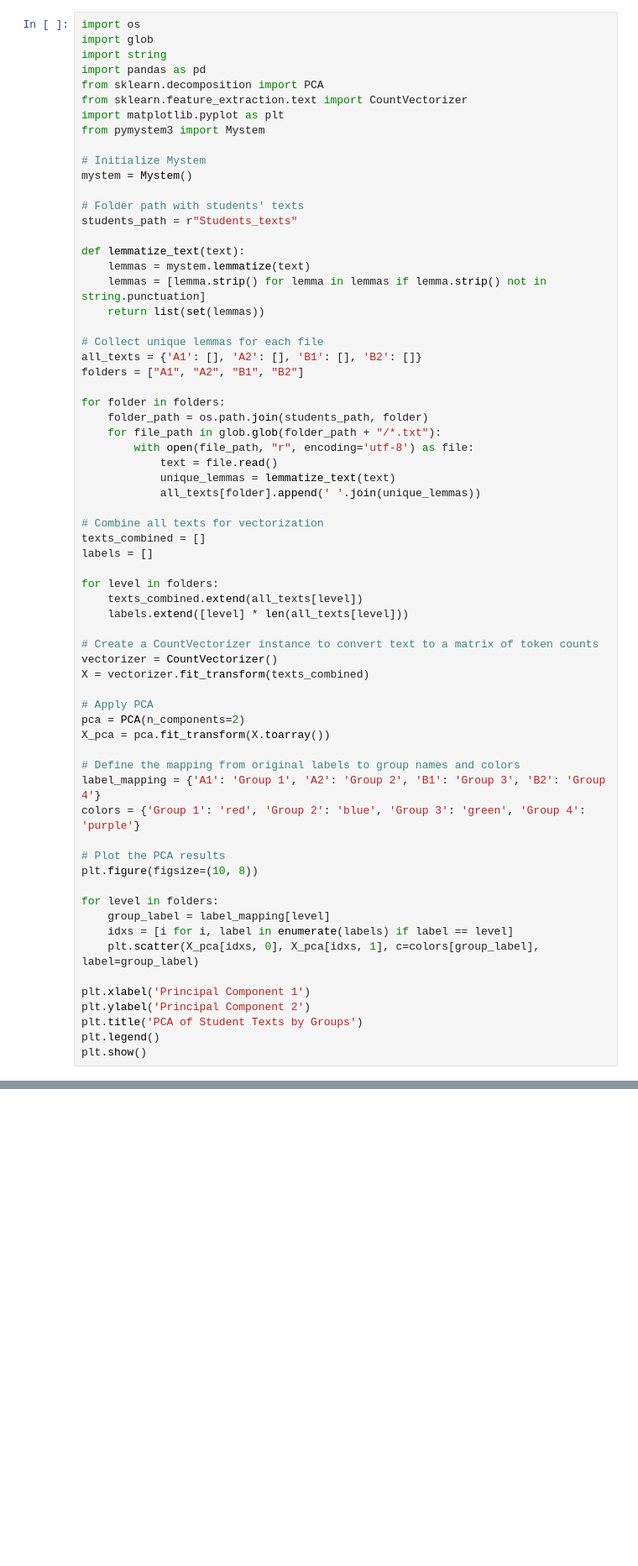
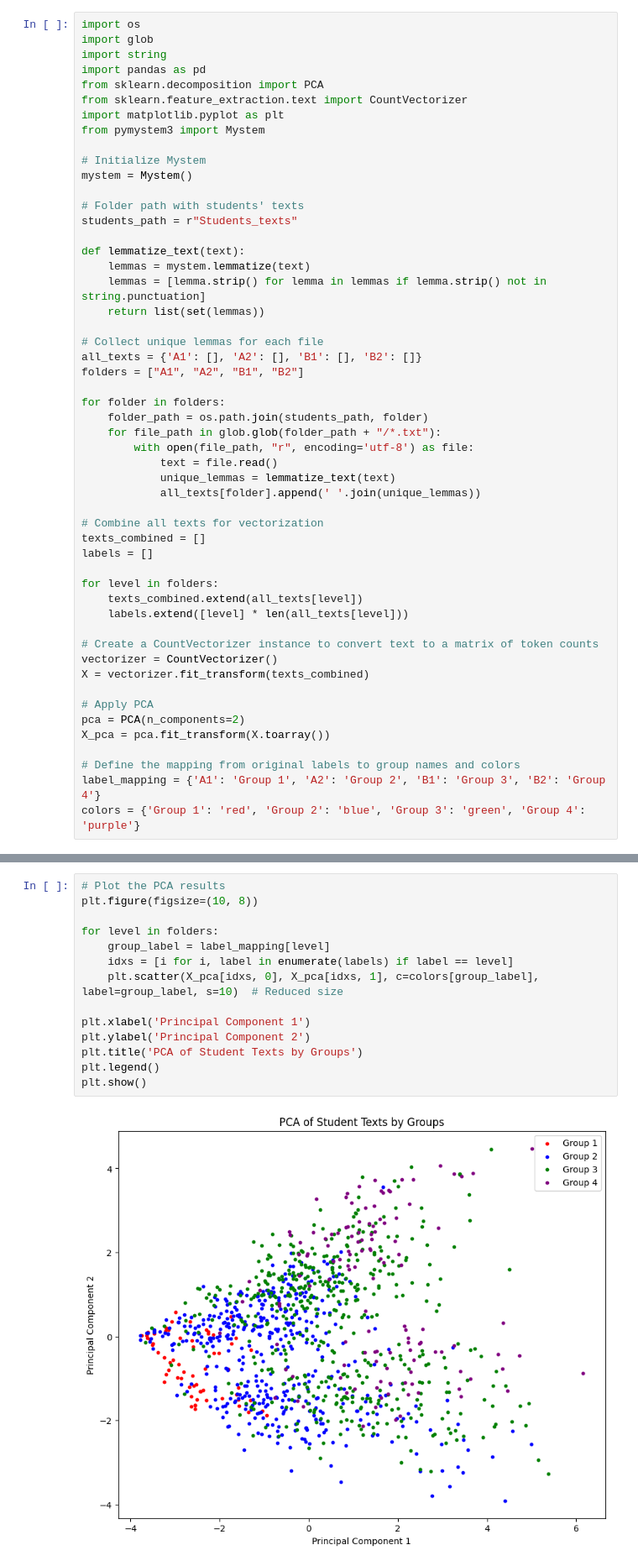
Before and after one commit to Vakhranev/MDB, a Jupyter notebook: PCA of Student Texts by Groups.ipynb, the cells around one changed output, grey strips where cells are left out. Shown at 84% size. Cells and saved outputs as stored; diff of their text form; blank space fills up the shorter version.

```diff
--- a/PCA of Student Texts by Groups.ipynb
+++ b/PCA of Student Texts by Groups.ipynb
@@ -52,17 +52,3 @@ X_pca = pca.fit_transform(X.toarray())
 # Define the mapping from original labels to group names and colors
 label_mapping = {'A1': 'Group 1', 'A2': 'Group 2', 'B1': 'Group 3', 'B2': 'Group 4'}
 colors = {'Group 1': 'red', 'Group 2': 'blue', 'Group 3': 'green', 'Group 4': 'purple'}
-
-# Plot the PCA results
-plt.figure(figsize=(10, 8))
-
-for level in folders:
-    group_label = label_mapping[level]
-    idxs = [i for i, label in enumerate(labels) if label == level]
-    plt.scatter(X_pca[idxs, 0], X_pca[idxs, 1], c=colors[group_label], label=group_label)
-
-plt.xlabel('Principal Component 1')
-plt.ylabel('Principal Component 2')
-plt.title('PCA of Student Texts by Groups')
-plt.legend()
-plt.show()
@@ -70,0 +55,16 @@ plt.show()
+# %%
+# Plot the PCA results
+plt.figure(figsize=(10, 8))
+
+for level in folders:
+    group_label = label_mapping[level]
+    idxs = [i for i, label in enumerate(labels) if label == level]
+    plt.scatter(X_pca[idxs, 0], X_pca[idxs, 1], c=colors[group_label], label=group_label, s=10)  # Reduced size
+
+plt.xlabel('Principal Component 1')
+plt.ylabel('Principal Component 2')
+plt.title('PCA of Student Texts by Groups')
+plt.legend()
+plt.show()
+# %% [output]
+[figure, added]
```
Also changed, not shown: parts of 1 cell of this notebook.
